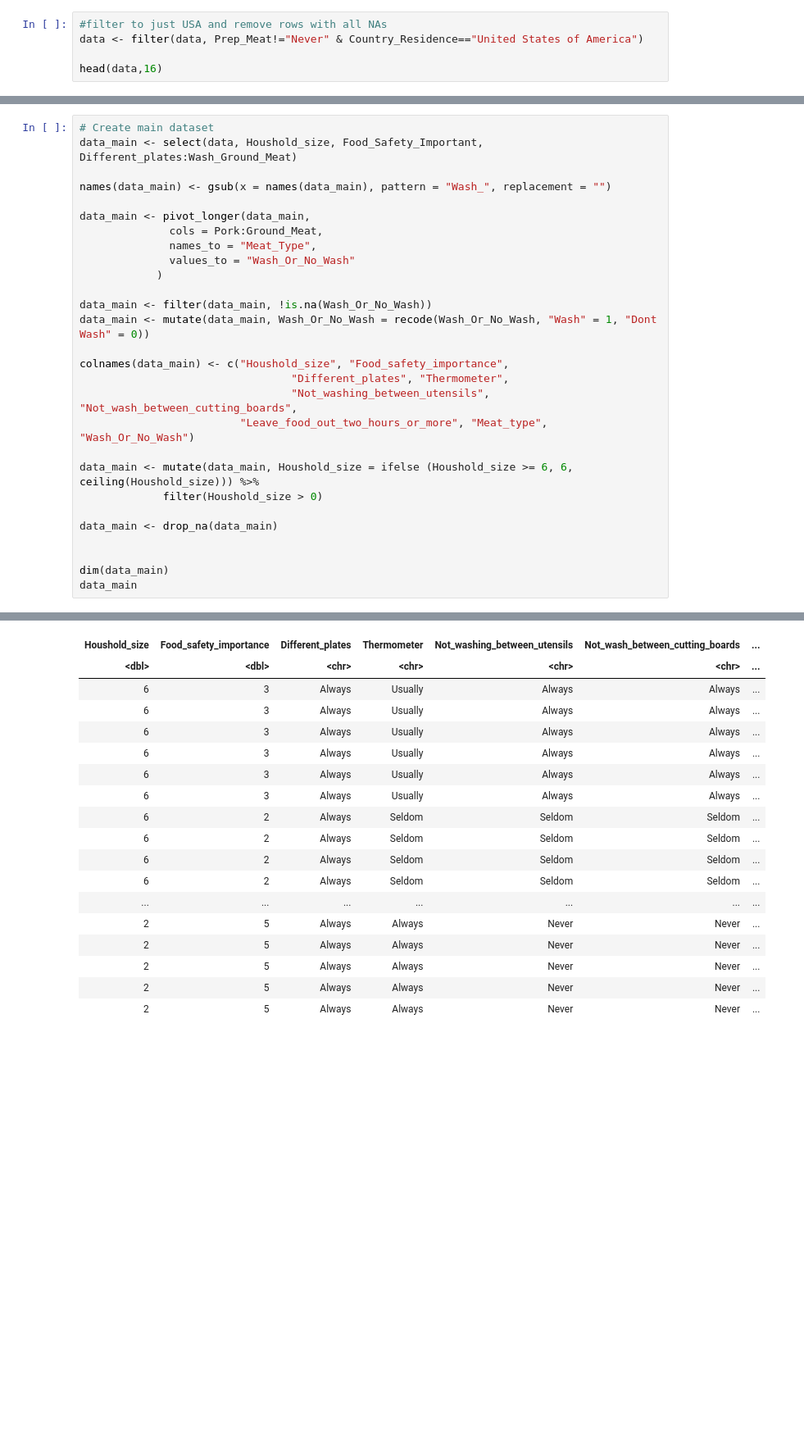
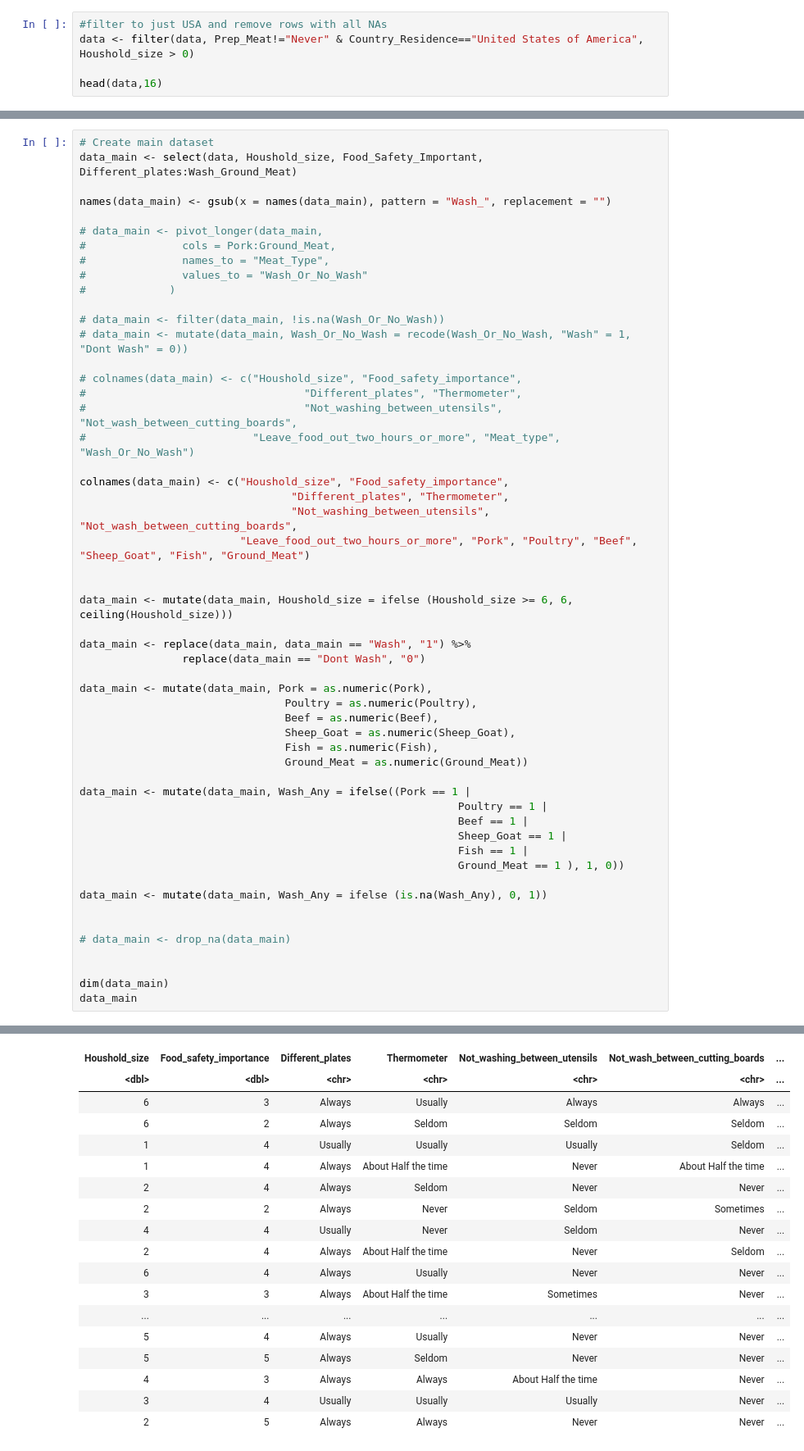
Before and after one commit to shirlz8/MeatWashingHabits, a Jupyter notebook: data/R.ipynb, the cells around one changed output, grey strips where cells are left out. Shown: that part at 82% size. Saved outputs shown, nothing was run; the diff lists cells and outputs as text; blank space fills up the shorter version.

Commit message:
Updating data and csvs

```diff
--- a/data/R.ipynb
+++ b/data/R.ipynb
@@ -76,7 +76,7 @@ A spec_tbl_df: 13527 × 68
 [68] "X68"
 # %%
 #filter to just USA and remove rows with all NAs
-data <- filter(data, Prep_Meat!="Never" & Country_Residence=="United States of America")
+data <- filter(data, Prep_Meat!="Never" & Country_Residence=="United States of America", Houshold_size > 0)
 
 head(data,16)
 # %% [output]
@@ -105,24 +105,49 @@ data_main <- select(data, Houshold_size, Food_Safety_Important, Different_plates
 
 names(data_main) <- gsub(x = names(data_main), pattern = "Wash_", replacement = "")
 
-data_main <- pivot_longer(data_main,
-              cols = Pork:Ground_Meat,
-              names_to = "Meat_Type",
-              values_to = "Wash_Or_No_Wash"
-            )
+# data_main <- pivot_longer(data_main,
+#               cols = Pork:Ground_Meat,
+#               names_to = "Meat_Type",
+#               values_to = "Wash_Or_No_Wash"
+#             )
 
-data_main <- filter(data_main, !is.na(Wash_Or_No_Wash))
-data_main <- mutate(data_main, Wash_Or_No_Wash = recode(Wash_Or_No_Wash, "Wash" = 1, "Dont Wash" = 0))
+# data_main <- filter(data_main, !is.na(Wash_Or_No_Wash))
+# data_main <- mutate(data_main, Wash_Or_No_Wash = recode(Wash_Or_No_Wash, "Wash" = 1, "Dont Wash" = 0))
+
+# colnames(data_main) <- c("Houshold_size", "Food_safety_importance",
+#                                  "Different_plates", "Thermometer",
+#                                  "Not_washing_between_utensils", "Not_wash_between_cutting_boards",
+#                          "Leave_food_out_two_hours_or_more", "Meat_type", "Wash_Or_No_Wash")
 
 colnames(data_main) <- c("Houshold_size", "Food_safety_importance",
                                  "Different_plates", "Thermometer",
                                  "Not_washing_between_utensils", "Not_wash_between_cutting_boards",
-                         "Leave_food_out_two_hours_or_more", "Meat_type", "Wash_Or_No_Wash")
+                         "Leave_food_out_two_hours_or_more", "Pork", "Poultry", "Beef", "Sheep_Goat", "Fish", "Ground_Meat")
 
-data_main <- mutate(data_main, Houshold_size = ifelse (Houshold_size >= 6, 6, ceiling(Houshold_size))) %>%
-             filter(Houshold_size > 0)
 
-data_main <- drop_na(data_main)
+data_main <- mutate(data_main, Houshold_size = ifelse (Houshold_size >= 6, 6, ceiling(Houshold_size)))
+
+data_main <- replace(data_main, data_main == "Wash", "1") %>%
+                replace(data_main == "Dont Wash", "0")
+
+data_main <- mutate(data_main, Pork = as.numeric(Pork),
+                                Poultry = as.numeric(Poultry),
+                                Beef = as.numeric(Beef),
+                                Sheep_Goat = as.numeric(Sheep_Goat),
+                                Fish = as.numeric(Fish),
+                                Ground_Meat = as.numeric(Ground_Meat))
+
+data_main <- mutate(data_main, Wash_Any = ifelse((Pork == 1 |
+                                                           Poultry == 1 |
+                                                           Beef == 1 |
+                                                           Sheep_Goat == 1 |
+                                                           Fish == 1 |
+                                                           Ground_Meat == 1 ), 1, 0))
+
+data_main <- mutate(data_main, Wash_Any = ifelse (is.na(Wash_Any), 0, 1))
+
+
+# data_main <- drop_na(data_main)
 
 
 dim(data_main)
@@ -133,21 +158,21 @@ A tibble: 34627 × 9
 | Houshold_size | Food_safety_importance | Different_plates | Thermometer | Not_washing_between_utensils | Not_wash_between_cutting_boards | ... |
 | <dbl> | <dbl> | <chr> | <chr> | <chr> | <chr> | ... |
 | 6 | 3 | Always | Usually | Always | Always | ... |
-| 6 | 3 | Always | Usually | Always | Always | ... |
-| 6 | 3 | Always | Usually | Always | Always | ... |
-| 6 | 3 | Always | Usually | Always | Always | ... |
-| 6 | 3 | Always | Usually | Always | Always | ... |
-| 6 | 3 | Always | Usually | Always | Always | ... |
 | 6 | 2 | Always | Seldom | Seldom | Seldom | ... |
-| 6 | 2 | Always | Seldom | Seldom | Seldom | ... |
-| 6 | 2 | Always | Seldom | Seldom | Seldom | ... |
-| 6 | 2 | Always | Seldom | Seldom | Seldom | ... |
+| 1 | 4 | Usually | Usually | Usually | Seldom | ... |
+| 1 | 4 | Always | About Half the time | Never | About Half the time | ... |
+| 2 | 4 | Always | Seldom | Never | Never | ... |
+| 2 | 2 | Always | Never | Seldom | Sometimes | ... |
+| 4 | 4 | Usually | Never | Seldom | Never | ... |
+| 2 | 4 | Always | About Half the time | Never | Seldom | ... |
+| 6 | 4 | Always | Usually | Never | Never | ... |
+| 3 | 3 | Always | About Half the time | Sometimes | Never | ... |
 | ... | ... | ... | ... | ... | ... | ... |
+| 5 | 4 | Always | Usually | Never | Never | ... |
+| 5 | 5 | Always | Seldom | Never | Never | ... |
+| 4 | 3 | Always | Always | About Half the time | Never | ... |
+| 3 | 4 | Usually | Usually | Usually | Never | ... |
 | 2 | 5 | Always | Always | Never | Never | ... |
-| 2 | 5 | Always | Always | Never | Never | ... |
-| 2 | 5 | Always | Always | Never | Never | ... |
-| 2 | 5 | Always | Always | Never | Never | ... |
-| 2 | 5 | Always | Always | Never | Never | ... |
 # %%
 data_no_wash_why <- select(data, Rank_Feel_I_Should_but_Dont:Rank_Not_Cultural_or_Religious_Custom)
 # filter(!is.na(col1))
```
Also changed, not shown: parts of 2 cells of this notebook, 4 other files.
